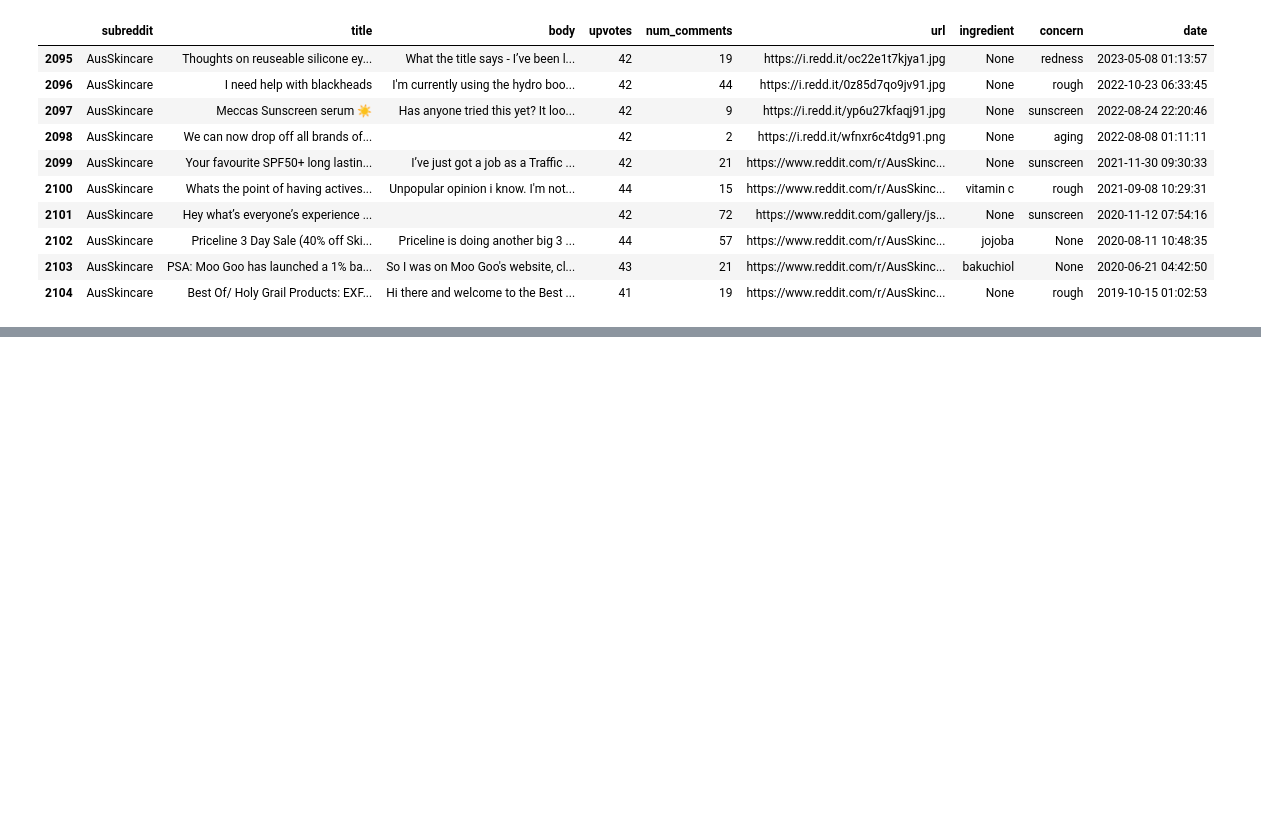
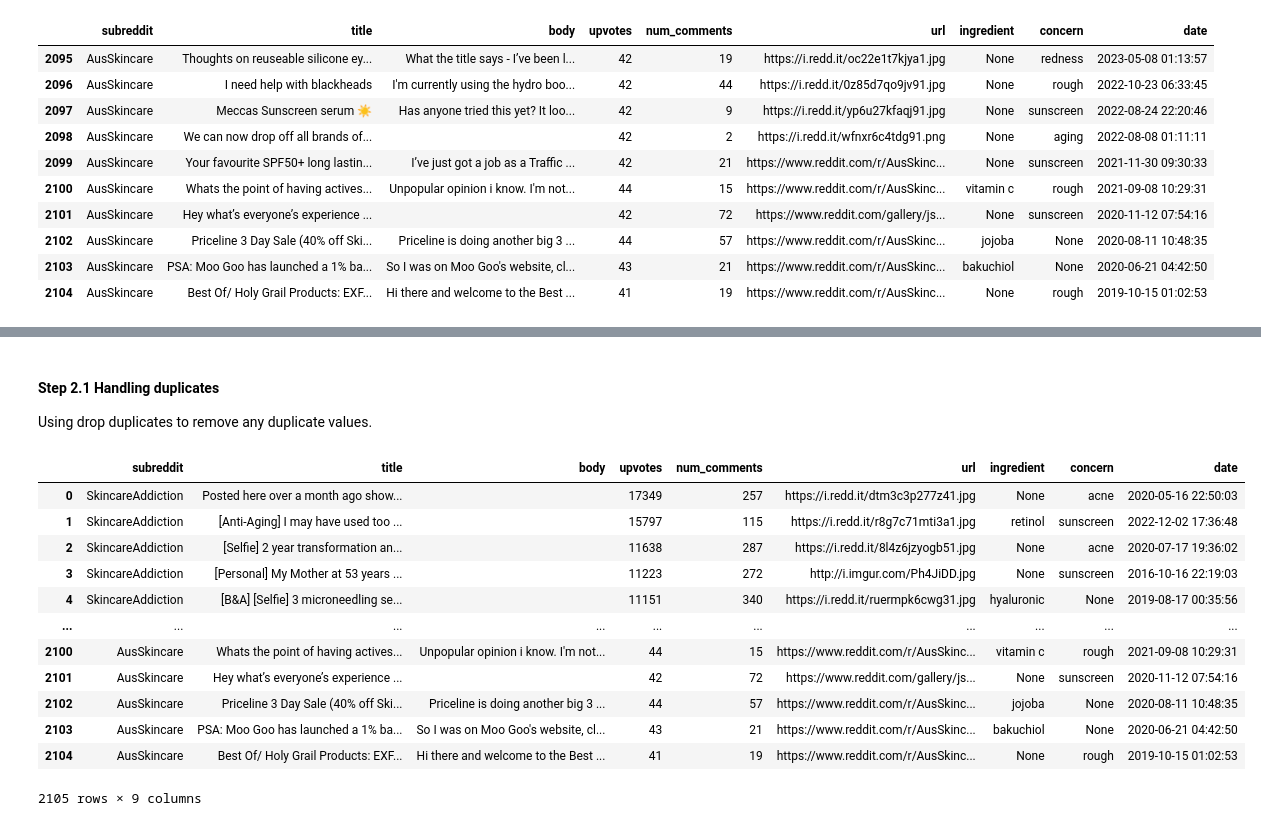
Before and after one commit to nandikaL/OX24006_EMAT0048-Part-2, a Jupyter notebook: OX24006_EMATM0048_Part2.ipynb, the cells around one changed output, grey strips where cells are left out. Drawn from its saved outputs; the diff is of its cells as text; code cells hidden in the pictures; blank space fills up the shorter version.

Commit message:
I done messed up here

```diff
--- a/OX24006_EMATM0048_Part2.ipynb
+++ b/OX24006_EMATM0048_Part2.ipynb
@@ -190,0 +209,24 @@ df.to_csv('OX24006_SDPA_data.csv')
+# %% [markdown]
+#### Step 2.1 Handling duplicates
+
+Using drop duplicates to remove any duplicate values.
+# %%
+#First creating a copy of the df, called w_df (working_df)
+wdf = df
+# %%
+#view if there are duplicates, return value shoes no duplicates
+wdf.drop_duplicates()
+# %% [output]
+|  | subreddit | title | body | upvotes | num_comments | url | ingredient | concern | date |
+| 0 | SkincareAddiction | Posted here over a month ago show... |  | 17349 | 257 | https://i.redd.it/dtm3c3p277z41.jpg | None | acne | 2020-05-16 22:50:03 |
+| 1 | SkincareAddiction | [Anti-Aging] I may have used too ... |  | 15797 | 115 | https://i.redd.it/r8g7c71mti3a1.jpg | retinol | sunscreen | 2022-12-02 17:36:48 |
+| 2 | SkincareAddiction | [Selfie] 2 year transformation an... |  | 11638 | 287 | https://i.redd.it/8l4z6jzyogb51.jpg | None | acne | 2020-07-17 19:36:02 |
+| 3 | SkincareAddiction | [Personal] My Mother at 53 years ... |  | 11223 | 272 | http://i.imgur.com/Ph4JiDD.jpg | None | sunscreen | 2016-10-16 22:19:03 |
+| 4 | SkincareAddiction | [B&A] [Selfie] 3 microneedling se... |  | 11151 | 340 | https://i.redd.it/ruermpk6cwg31.jpg | hyaluronic | None | 2019-08-17 00:35:56 |
+| ... | ... | ... | ... | ... | ... | ... | ... | ... | ... |
+| 2100 | AusSkincare | Whats the point of having actives... | Unpopular opinion i know. I'm not... | 44 | 15 | https://www.reddit.com/r/AusSkinc... | vitamin c | rough | 2021-09-08 10:29:31 |
+| 2101 | AusSkincare | Hey what’s everyone’s experience ... |  | 42 | 72 | https://www.reddit.com/gallery/js... | None | sunscreen | 2020-11-12 07:54:16 |
+| 2102 | AusSkincare | Priceline 3 Day Sale (40% off Ski... | Priceline is doing another big 3 ... | 44 | 57 | https://www.reddit.com/r/AusSkinc... | jojoba | None | 2020-08-11 10:48:35 |
+| 2103 | AusSkincare | PSA: Moo Goo has launched a 1% ba... | So I was on Moo Goo's website, cl... | 43 | 21 | https://www.reddit.com/r/AusSkinc... | bakuchiol | None | 2020-06-21 04:42:50 |
+| 2104 | AusSkincare | Best Of/ Holy Grail Products: EXF... | Hi there and welcome to the Best ... | 41 | 19 | https://www.reddit.com/r/AusSkinc... | None | rough | 2019-10-15 01:02:53 |
+2105 rows × 9 columns
```
Also changed, not shown: parts of 17 cells of this notebook.
